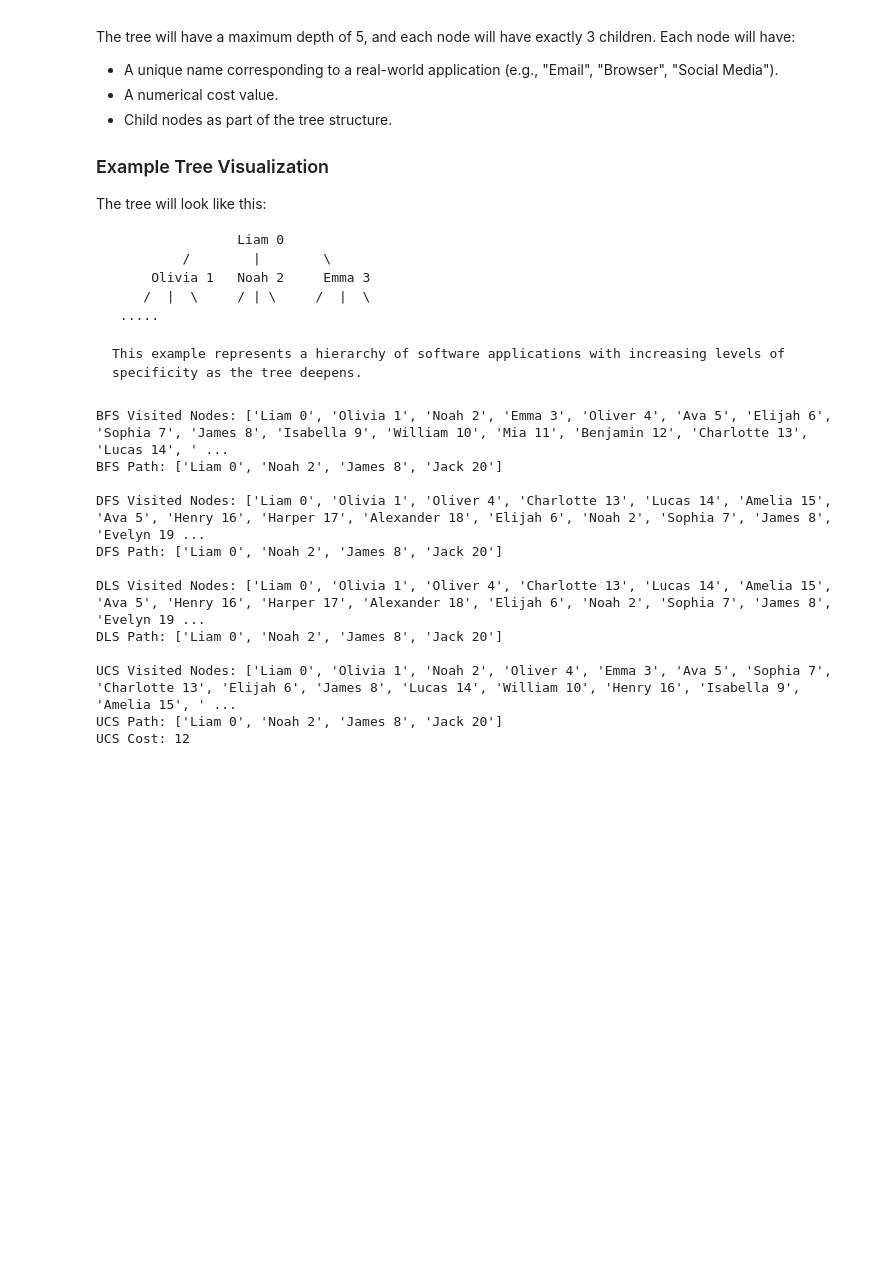
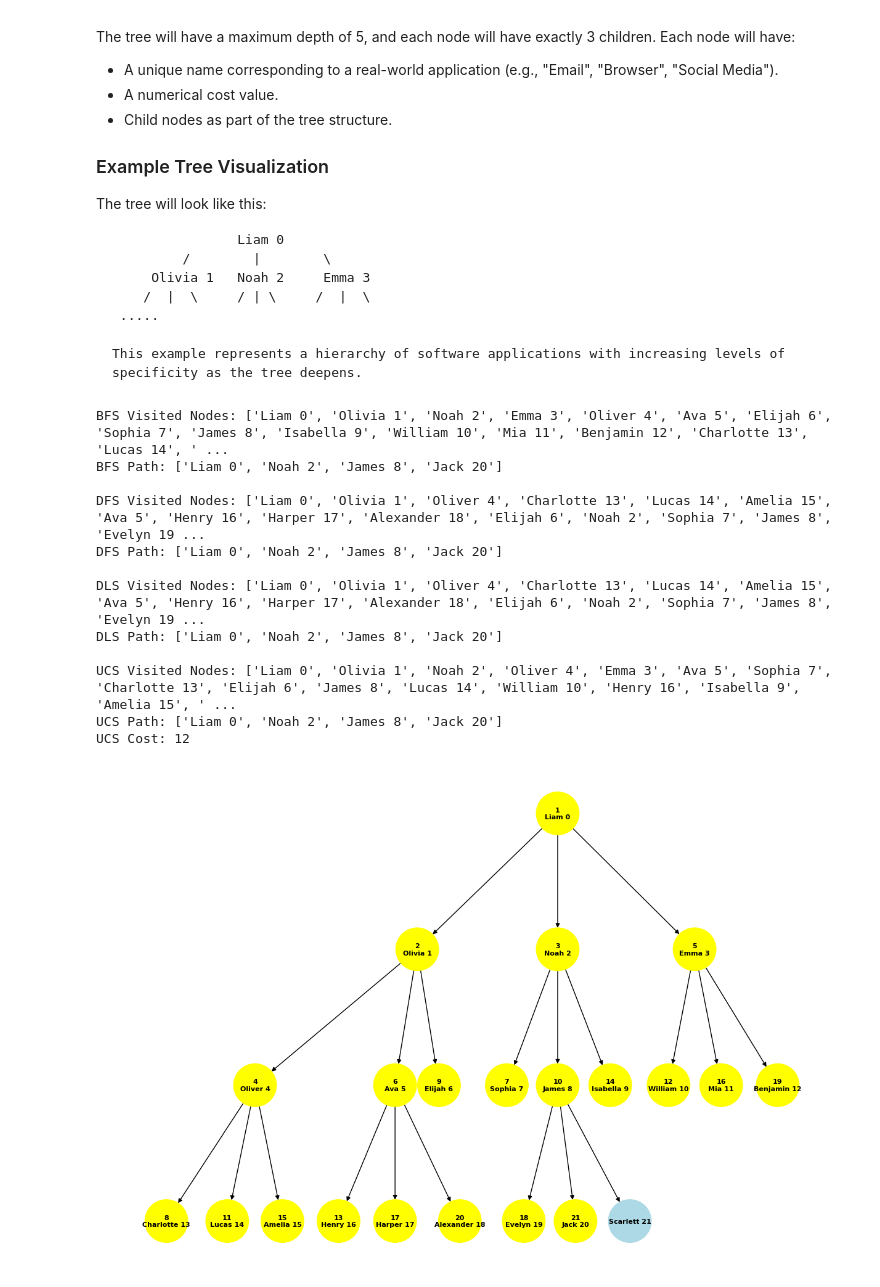
Before and after one commit to HuyVuong08/Artificial-Intelligence-Methods, a Jupyter notebook: Uninformed-TreeSearch-New.ipynb, the cells around one changed output. Cells and saved outputs as stored; diff of their text form; code cells hidden in the pictures; blank space fills up the shorter version.

```diff
--- a/Uninformed-TreeSearch-New.ipynb
+++ b/Uninformed-TreeSearch-New.ipynb
@@ -245,34 +245,35 @@ if __name__ == "__main__":
     print("")
 
     ###############################################
     # Depth-Limited Search
     path_dls, visited_dls = dls(tree_root, target_node, limit=3)
     print("DLS Visited Nodes:", visited_dls)
     print("DLS Path:", path_dls)
     # visualize_tree(tree_root, visited_nodes=visited_dls)
     print("")
 
     ###############################################
     # Depth-Limited Search
     path_ucs, visited_ucs, cost = ucs(tree_root, target_node)
     print("UCS Visited Nodes:", visited_ucs)
     print("UCS Path:", path_ucs)
     print("UCS Cost:", cost)
-    # visualize_tree(tree_root, visited_nodes=visited_ucs)
+    visualize_tree(tree_root, visited_nodes=visited_ucs)
     print("")
 # %% [output]
 BFS Visited Nodes: ['Liam 0', 'Olivia 1', 'Noah 2', 'Emma 3', 'Oliver 4', 'Ava 5', 'Elijah 6', 'Sophia 7', 'James 8', 'Isabella 9', 'William 10', 'Mia 11', 'Benjamin 12', 'Charlotte 13', 'Lucas 14', ' ...
 BFS Path: ['Liam 0', 'Noah 2', 'James 8', 'Jack 20']
 
 DFS Visited Nodes: ['Liam 0', 'Olivia 1', 'Oliver 4', 'Charlotte 13', 'Lucas 14', 'Amelia 15', 'Ava 5', 'Henry 16', 'Harper 17', 'Alexander 18', 'Elijah 6', 'Noah 2', 'Sophia 7', 'James 8', 'Evelyn 19 ...
 DFS Path: ['Liam 0', 'Noah 2', 'James 8', 'Jack 20']
 
 DLS Visited Nodes: ['Liam 0', 'Olivia 1', 'Oliver 4', 'Charlotte 13', 'Lucas 14', 'Amelia 15', 'Ava 5', 'Henry 16', 'Harper 17', 'Alexander 18', 'Elijah 6', 'Noah 2', 'Sophia 7', 'James 8', 'Evelyn 19 ...
 DLS Path: ['Liam 0', 'Noah 2', 'James 8', 'Jack 20']
 
 UCS Visited Nodes: ['Liam 0', 'Olivia 1', 'Noah 2', 'Oliver 4', 'Emma 3', 'Ava 5', 'Sophia 7', 'Charlotte 13', 'Elijah 6', 'James 8', 'Lucas 14', 'William 10', 'Henry 16', 'Isabella 9', 'Amelia 15', ' ...
 UCS Path: ['Liam 0', 'Noah 2', 'James 8', 'Jack 20']
 UCS Cost: 12
+[figure, added]
 # %% [markdown]
 ### Example Tree Visualization Output
 
```
